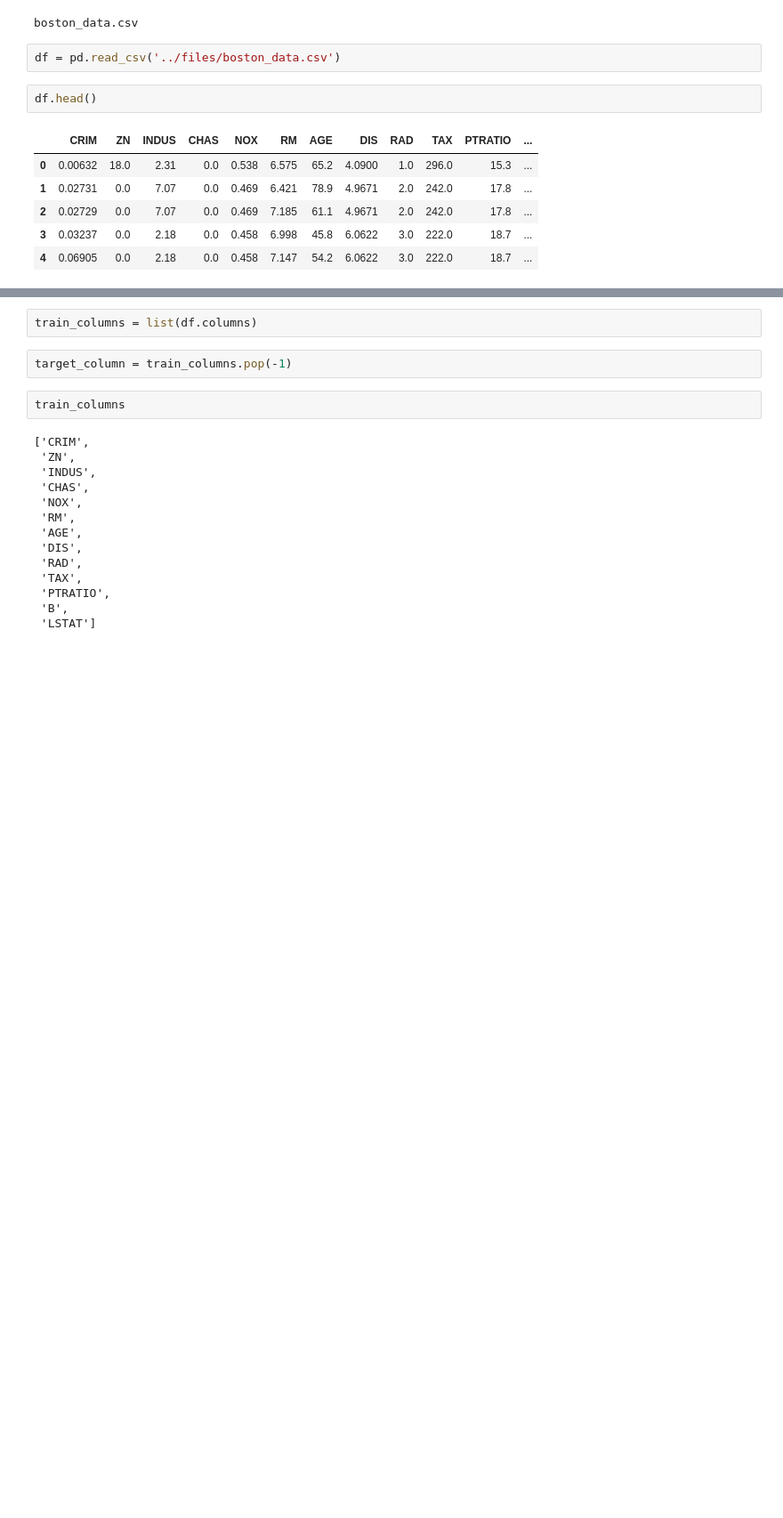
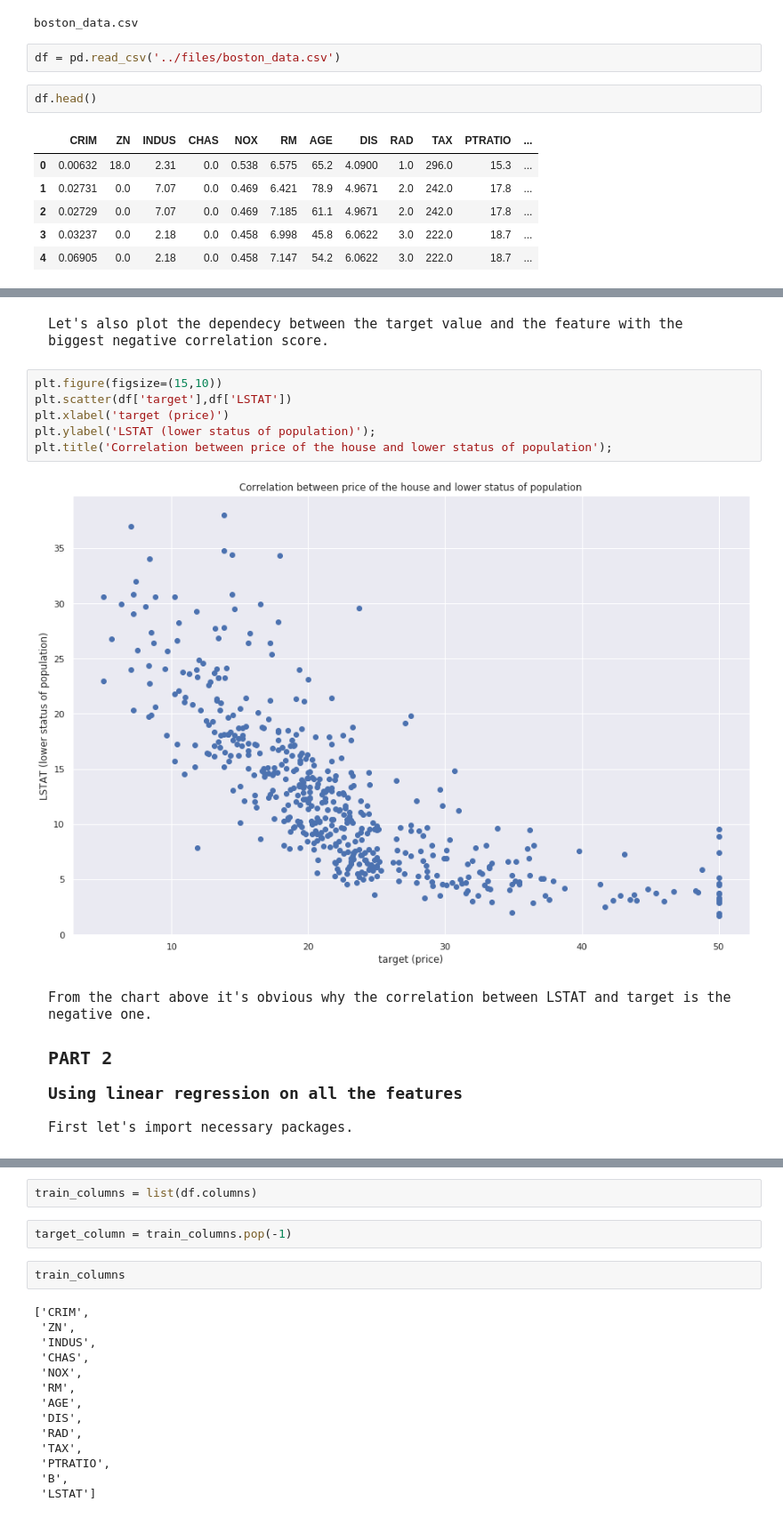
Before and after one commit to HikkaV/DS-ML-Courses, a Jupyter notebook: assignments/machine_learning/assignment_2/assignment_2.ipynb, the cells around one changed output, grey strips where cells are left out. Shown at 89% size. Saved outputs shown, nothing was run; the diff lists cells and outputs as text; blank space fills up the shorter version.

```diff
--- a/assignments/machine_learning/assignment_2/assignment_2.ipynb
+++ b/assignments/machine_learning/assignment_2/assignment_2.ipynb
@@ -35,0 +87,16 @@ df.head()
+# %% [markdown]
+<pre style='font-size :15px'>Let's also plot the dependecy between the target value and the feature with the biggest negative correlation score.</pre>
+# %%
+plt.figure(figsize=(15,10))
+plt.scatter(df['target'],df['LSTAT'])
+plt.xlabel('target (price)')
+plt.ylabel('LSTAT (lower status of population)');
+plt.title('Correlation between price of the house and lower status of population');
+# %% [output]
+[figure, added]
+# %% [markdown]
+<pre style='font-size :15px'>From the chart above it's obvious why the correlation between LSTAT and target is the negative one.</pre>
+# %% [markdown]
+<pre style='font-size : 20px'><b>PART 2</b></pre>
+<pre style='font-size : 18px'><b>Using linear regression on all the features</b></pre>
+<pre style='font-size : 15px;'>First let's import necessary packages. </pre>
```
Also changed, not shown: parts of 50 cells of this notebook.
